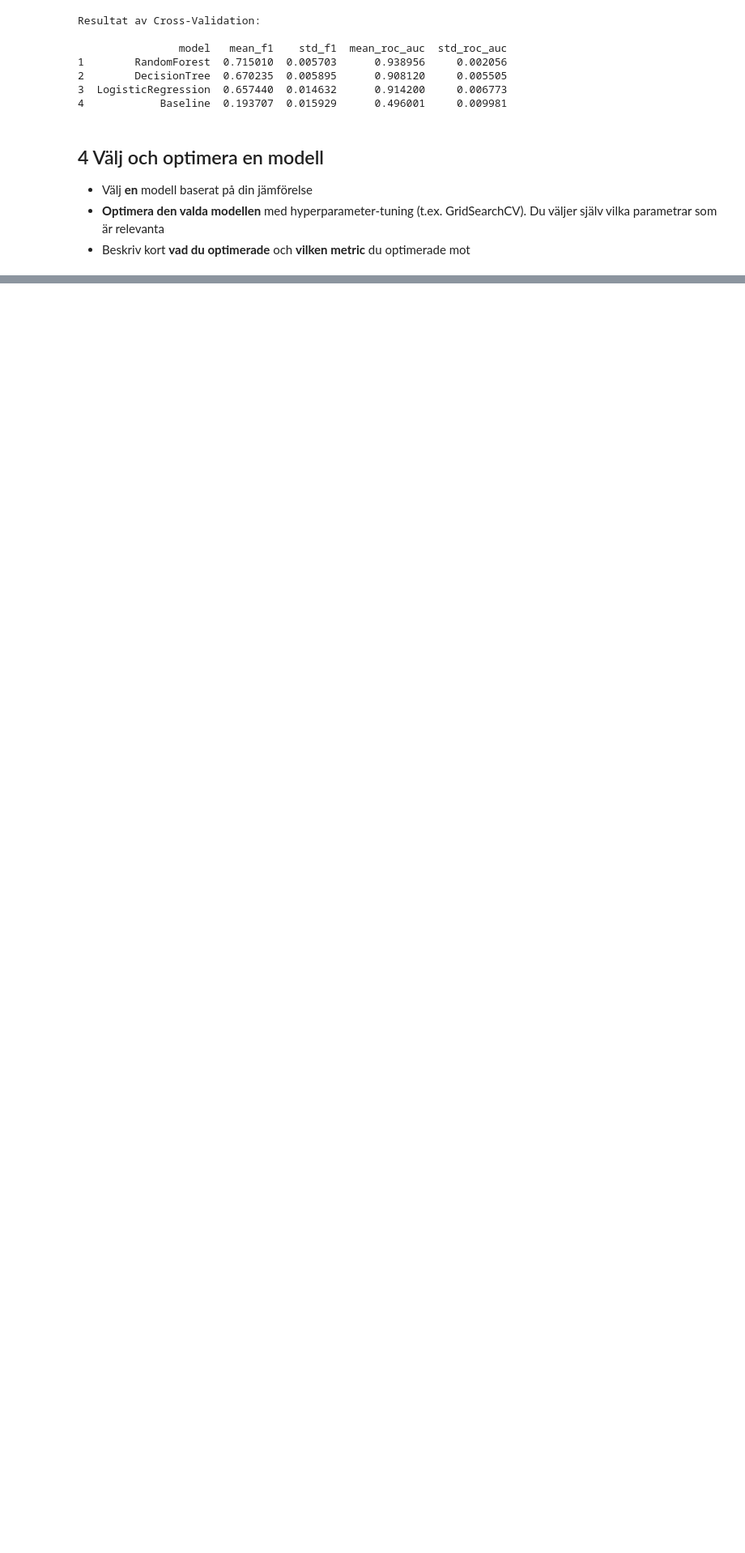
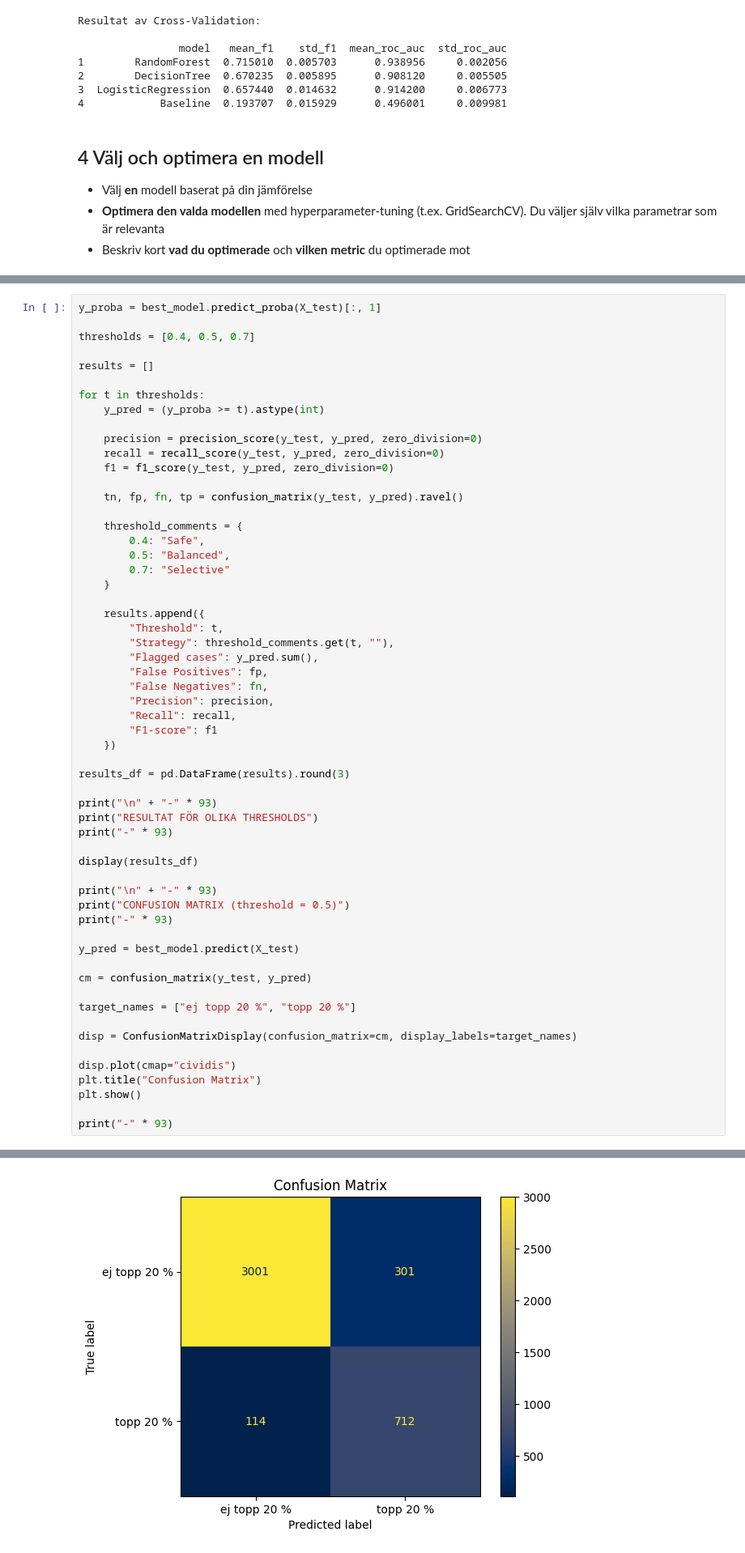
Before and after one commit to josefinoleryd/california-housing-ml, a Jupyter notebook: notebooks/california-housing-analysis.ipynb, the cells around one changed output, grey strips where cells are left out. Shown at 81% size. Cells and saved outputs as stored; diff of their text form; blank space fills up the shorter version.

```diff
--- a/notebooks/california-housing-analysis.ipynb
+++ b/notebooks/california-housing-analysis.ipynb
@@ -645,0 +583,59 @@ results_df
+# %%
+y_proba = best_model.predict_proba(X_test)[:, 1]
+
+thresholds = [0.4, 0.5, 0.7]
+
+results = []
+
+for t in thresholds:
+    y_pred = (y_proba >= t).astype(int)
+
+    precision = precision_score(y_test, y_pred, zero_division=0)
+    recall = recall_score(y_test, y_pred, zero_division=0)
+    f1 = f1_score(y_test, y_pred, zero_division=0)
+
+    tn, fp, fn, tp = confusion_matrix(y_test, y_pred).ravel()
+
+    threshold_comments = {
+        0.4: "Safe",
+        0.5: "Balanced",
+        0.7: "Selective"
+    }
+
+    results.append({
+        "Threshold": t,
+        "Strategy": threshold_comments.get(t, ""),
+        "Flagged cases": y_pred.sum(),
+        "False Positives": fp,
+        "False Negatives": fn,
+        "Precision": precision,
+        "Recall": recall,
+        "F1-score": f1
+    })
+
+results_df = pd.DataFrame(results).round(3)
+
+print("\n" + "-" * 93)
+print("RESULTAT FÖR OLIKA THRESHOLDS")
+print("-" * 93)
+
+display(results_df)
+
+print("\n" + "-" * 93)
+print("CONFUSION MATRIX (threshold = 0.5)")
+print("-" * 93)
+
+y_pred = best_model.predict(X_test)
+
+cm = confusion_matrix(y_test, y_pred)
+
+target_names = ["ej topp 20 %", "topp 20 %"]
+
+disp = ConfusionMatrixDisplay(confusion_matrix=cm, display_labels=target_names)
+
+disp.plot(cmap="cividis")
+plt.title("Confusion Matrix")
+plt.show()
+
+print("-" * 93)
+# %% [output]
@@ -645,0 +652 @@ results_df
+[figure, added]
```
Also changed, not shown: parts of 12 cells of this notebook.
